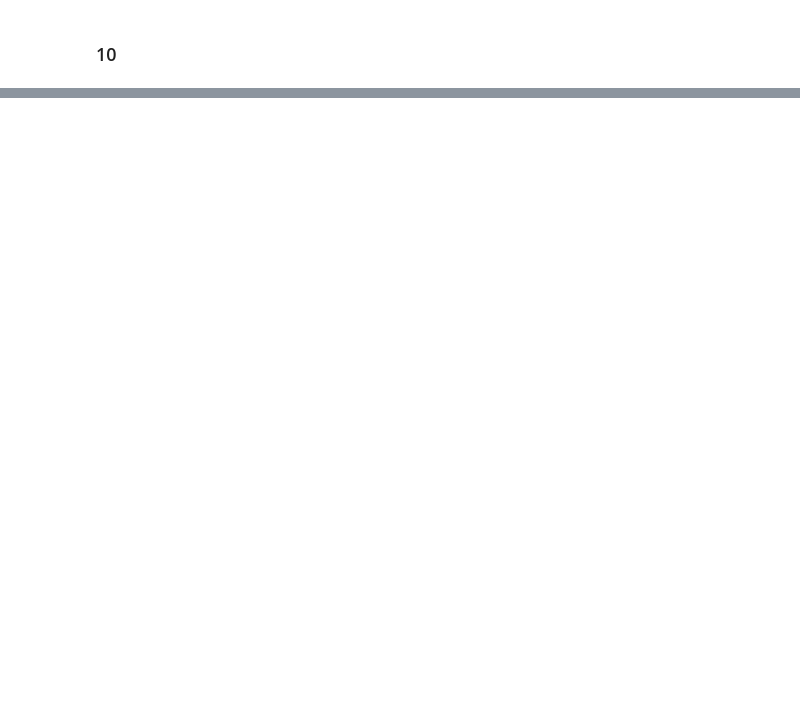
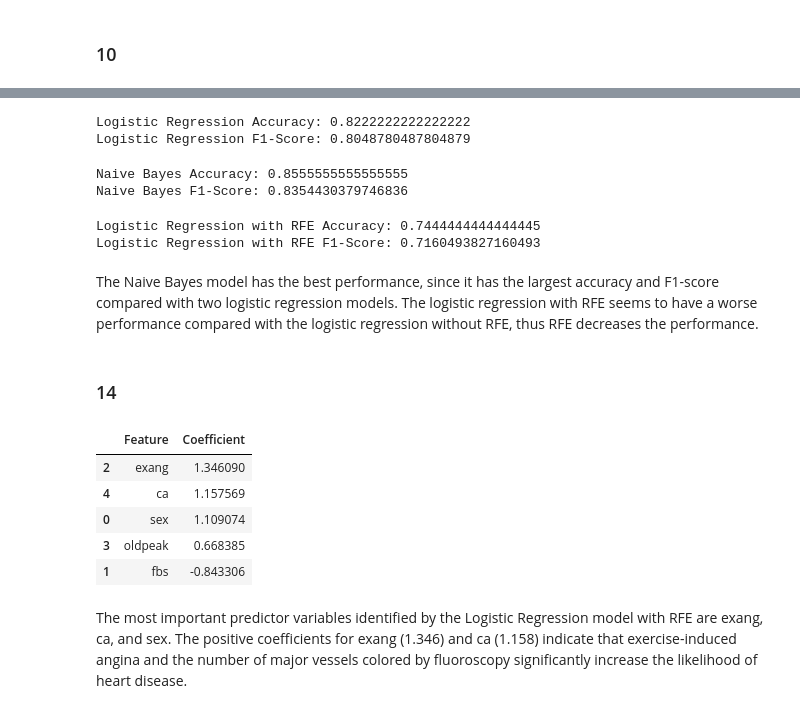
Before and after one commit to sbb438/assignment6, a Jupyter notebook: assign6.ipynb, the cells around one changed output, grey strips where cells are left out. Drawn from its saved outputs; the diff is of its cells as text; code cells hidden in the pictures; blank space fills up the shorter version.

```diff
--- a/assign6.ipynb
+++ b/assign6.ipynb
@@ -243,0 +258,18 @@ We'll use:
+# %%
+from sklearn.linear_model import LogisticRegression
+from sklearn.model_selection import GridSearchCV
+
+param_grid_lr = {
+    'C': [0.01, 0.1, 1, 10, 100],
+    'solver': ['liblinear', 'saga']
+}
+
+log_reg = LogisticRegression(max_iter=10000)
+
+# perform grid search to find the best parameters
+grid_search_lr = GridSearchCV(log_reg, param_grid_lr, cv=5, scoring='accuracy')
+grid_search_lr.fit(X_train, y_train)
+
+# best parameters for Logistic Regression
+best_params_lr = grid_search_lr.best_params_
+print("Best parameters for Logistic Regression:", best_params_lr)
@@ -243,0 +278,4 @@ We'll use:
+# %%
+from sklearn.naive_bayes import GaussianNB
+nb = GaussianNB()
+nb.fit(X_train, y_train)
@@ -243,0 +286,9 @@ We'll use:
+# %%
+from sklearn.feature_selection import RFE
+log_reg_best = LogisticRegression(**best_params_lr, max_iter=1000)
+rfe = RFE(estimator=log_reg_best, n_features_to_select=5, step=1)
+rfe.fit(X_train, y_train)
+X_train_rfe = rfe.transform(X_train)
+X_test_rfe = rfe.transform(X_test)
+log_reg_rfe = LogisticRegression(**best_params_lr, max_iter=1000)
+log_reg_rfe.fit(X_train_rfe, y_train)
@@ -243,0 +299,48 @@ We'll use:
+# %%
+from sklearn.metrics import accuracy_score, f1_score
+y_pred_lr = grid_search_lr.predict(X_test)
+accuracy_lr = accuracy_score(y_test, y_pred_lr)
+f1_lr = f1_score(y_test, y_pred_lr)
+print("Logistic Regression Accuracy:", accuracy_lr)
+print("Logistic Regression F1-Score:", f1_lr)
+# %% [output]
+Logistic Regression Accuracy: 0.8222222222222222
+Logistic Regression F1-Score: 0.8048780487804879
+# %%
+y_pred_nb = nb.predict(X_test)
+accuracy_nb = accuracy_score(y_test, y_pred_nb)
+f1_nb = f1_score(y_test, y_pred_nb)
+print("Naive Bayes Accuracy:", accuracy_nb)
+print("Naive Bayes F1-Score:", f1_nb)
+# %% [output]
+Naive Bayes Accuracy: 0.8555555555555555
+Naive Bayes F1-Score: 0.8354430379746836
+# %%
+y_pred_lr_rfe = log_reg_rfe.predict(X_test_rfe)
+
+accuracy_lr_rfe = accuracy_score(y_test, y_pred_lr_rfe)
+f1_lr_rfe = f1_score(y_test, y_pred_lr_rfe)
+print("Logistic Regression with RFE Accuracy:", accuracy_lr_rfe)
+print("Logistic Regression with RFE F1-Score:", f1_lr_rfe)
+# %% [output]
+Logistic Regression with RFE Accuracy: 0.7444444444444445
+Logistic Regression with RFE F1-Score: 0.7160493827160493
+# %% [markdown]
+The Naive Bayes model has the best performance, since it has the largest accuracy and F1-score compared with two logistic regression models. The logistic regression with RFE seems to have a worse performance compared with the logistic regression without RFE, thus RFE decreases the performance.
+# %% [markdown]
+### 14
+# %%
+coefficients = log_reg_rfe.coef_[0]
+feature_names = X_train.columns[rfe.support_]
+df = pd.DataFrame({'Feature': feature_names, 'Coefficient': coefficients})
+df = df.sort_values(by='Coefficient', ascending=False)
+df
+# %% [output]
+|  | Feature | Coefficient |
+| 2 | exang | 1.346090 |
+| 4 | ca | 1.157569 |
+| 0 | sex | 1.109074 |
+| 3 | oldpeak | 0.668385 |
+| 1 | fbs | -0.843306 |
+# %% [markdown]
+The most important predictor variables identified by the Logistic Regression model with RFE are exang, ca, and sex. The positive coefficients for exang (1.346) and ca (1.158) indicate that exercise-induced angina and the number of major vessels colored by fluoroscopy significantly increase the likelihood of heart disease.
```
Also changed, not shown: parts of 21 cells of this notebook.
